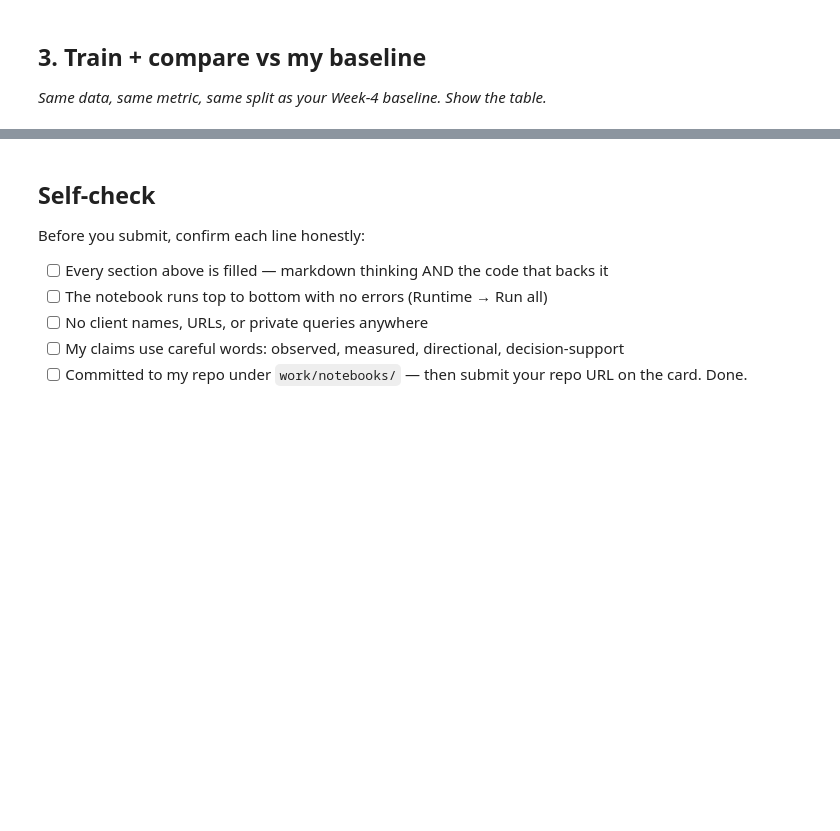
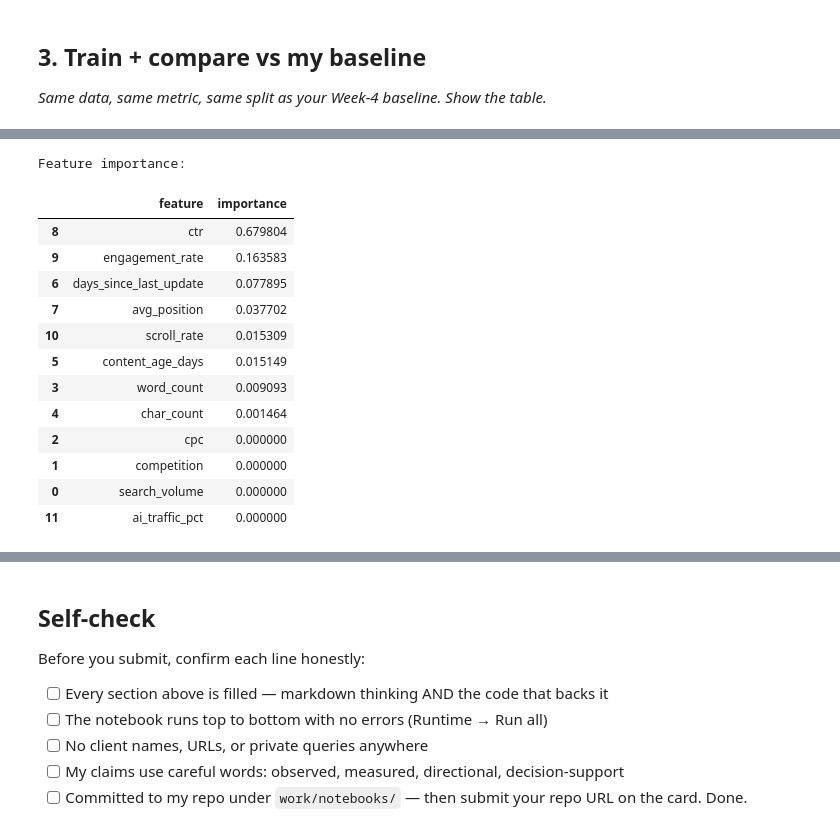
Before and after one commit to SohailAkhtarChanna/flyrank-ml-internship, a Jupyter notebook: work/notebooks/w05_model.ipynb, the cells around one changed output, grey strips where cells are left out. Drawn from its saved outputs; the diff is of its cells as text; code cells hidden in the pictures; blank space fills up the shorter version.

```diff
--- a/work/notebooks/w05_model.ipynb
+++ b/work/notebooks/w05_model.ipynb
@@ -273,8 +324,8 @@ I will use a **client-grouped split** so that content from the same client does
 from sklearn.model_selection import GroupShuffleSplit
 
 # Check the client grouping column
-print("Client column:", "client_hash_id")
-print("Number of unique clients:", df["client_hash_id"].nunique())
+print("Client column:", "client_id")
+print("Number of unique clients:", df["client_id"].nunique())
 print("Number of rows:", len(df))
 
 # Create a grouped 80/20 train-test split
@@ -285,7 +336,7 @@ gss = GroupShuffleSplit(
 )
 
 train_idx, test_idx = next(
-    gss.split(df, groups=df["client_hash_id"])
+    gss.split(df, groups=df["client_id"])
 )
 
 train_df = df.iloc[train_idx].copy()
@@ -293,11 +344,11 @@ test_df = df.iloc[test_idx].copy()
 
 print("Training rows:", len(train_df))
 print("Testing rows:", len(test_df))
-print("Training clients:", train_df["client_hash_id"].nunique())
-print("Testing clients:", test_df["client_hash_id"].nunique())
+print("Training clients:", train_df["client_id"].nunique())
+print("Testing clients:", test_df["client_id"].nunique())
 
 # Verify that no client appears in both sets
-overlap = set(train_df["client_hash_id"]) & set(test_df["client_hash_id"])
+overlap = set(train_df["client_id"]) & set(test_df["client_id"])
 
 print("Client overlap:", len(overlap))
 # %% [output]
@@ -317,3 +479,29 @@ KeyError: 'client_hash_id'
 # %%
 # This cell is for CODE (numbers, a query, a check).
 # Write your text answer in the cell ABOVE this one — typing sentences here breaks Run All.
+# SECTION 4: Feature importance
+
+import pandas as pd
+
+feature_importance = pd.DataFrame({
+    "feature": feature_columns,
+    "importance": model.feature_importances_
+}).sort_values("importance", ascending=False)
+
+print("Feature importance:")
+display(feature_importance)
+# %% [output]
+Feature importance:
+|  | feature | importance |
+| 8 | ctr | 0.679804 |
+| 9 | engagement_rate | 0.163583 |
+| 6 | days_since_last_update | 0.077895 |
+| 7 | avg_position | 0.037702 |
+| 10 | scroll_rate | 0.015309 |
+| 5 | content_age_days | 0.015149 |
+| 3 | word_count | 0.009093 |
+| 4 | char_count | 0.001464 |
+| 2 | cpc | 0.000000 |
+| 1 | competition | 0.000000 |
+| 0 | search_volume | 0.000000 |
+| 11 | ai_traffic_pct | 0.000000 |
```
Also changed, not shown: parts of 9 cells of this notebook.
